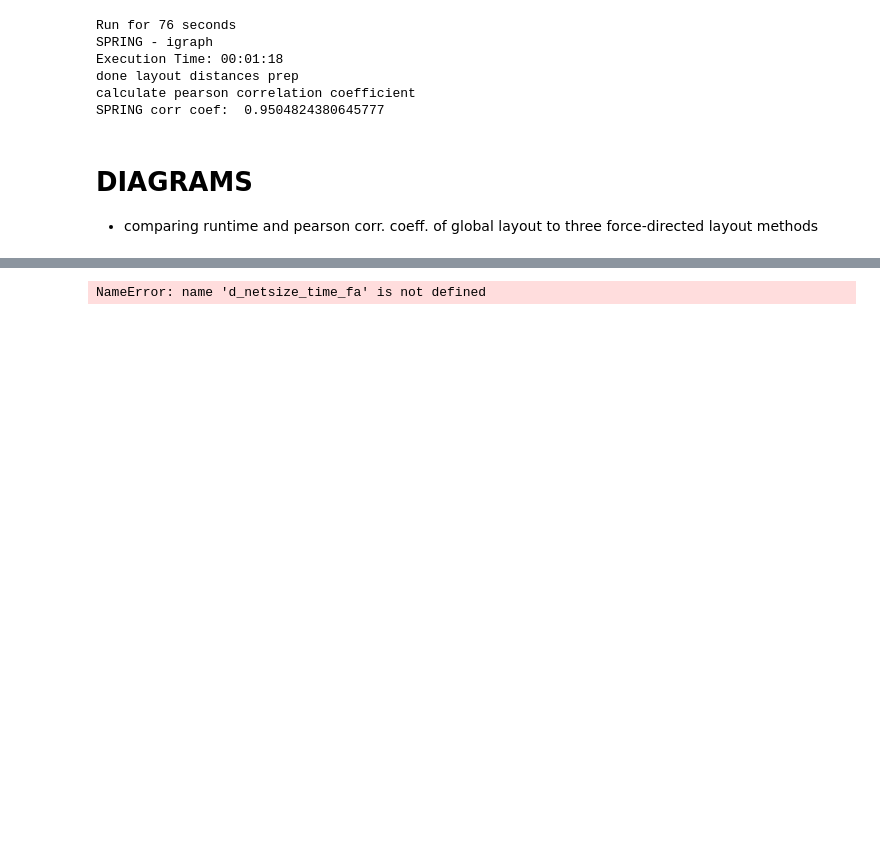
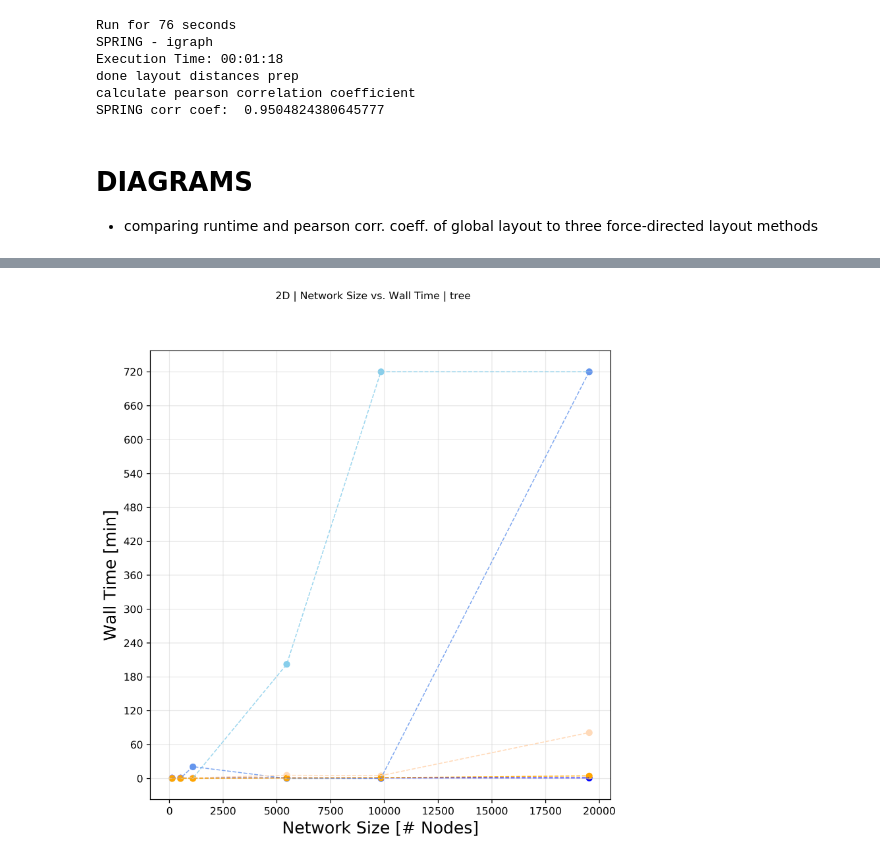
Before and after one commit to menchelab/CartoGRAPHs, a Jupyter notebook: benchmark/benchmarks_UPSCALED-2DTREE.ipynb, the cells around one changed output, grey strips where cells are left out. Drawn from its saved outputs; the diff is of its cells as text; code cells hidden in the pictures; blank space fills up the shorter version.

```diff
--- a/benchmark/benchmarks_UPSCALED-2DTREE.ipynb
+++ b/benchmark/benchmarks_UPSCALED-2DTREE.ipynb
@@ -1348,8 +1349,8 @@ d_netsize_time_fa = {
                         121: 3,
                         511: 5,
                         1093: 1248, #20min 48s
-                        5461:
-                        9841:
+                        5461: 0, #UNFINISHED
+                        9841: 0, #UNFINISHED
                         19531: 43200 # cutoff
                            }
 # %% [markdown]
@@ -1743,48 +1766,28 @@ fig.savefig('../output_plots/benchmark/upscaledNEW_2D_CorrNetsize_'+organism+'_i
 # %%
-########################################
-#
-# Network size vs. time
-# with same correlation factor
-#
-########################################
-
-labelsize = 16
-
-xaxis_corr_coef = list(d_netsize_corr_global.keys())
-
-x_fa = xaxis_corr_coef
-y_fa = [(i/60) for i in d_netsize_time_fa.values()]# list(d_netsize_time_spring.values())
-
-x_nx = xaxis_corr_coef
-y_nx = [(i/60) for i in d_netsize_time_nx.values()]# list(d_netsize_time_spring.values())
-
-x_gt = xaxis_corr_coef
-y_gt = [(i/60) for i in d_netsize_time_gt.values()]# list(d_netsize_time_spring.values())
-
-x_layout = list(d_netsize_time.keys())
-y_layout = [(i/60) for i in d_netsize_time_global.values()]# list(d_netsize_time_spring.values())
-
 fig = plt.figure(figsize=(8,8), dpi=300)
 
 plt.xlabel("Network Size [# Nodes]", fontsize=labelsize)
 plt.yticks([0,60,120,180,240,300,360,420,480,540,600,660,720])
 plt.ylabel("Wall Time [min]", fontsize=labelsize)
 
+plt.plot(x_nx,y_nx, '--', c = 'skyblue', alpha = 0.8, linewidth=1)
+plt.scatter(x_nx,y_nx, c = 'skyblue', s = 30, alpha = 1.0)
+
 plt.plot(x_fa,y_fa, '--', c = 'cornflowerblue', alpha = 0.8, linewidth=1)
 plt.scatter(x_fa,y_fa, c = 'cornflowerblue', s = 30, alpha = 1.0)
 
-plt.plot(x_nx,y_nx, '--', c = 'mediumblue', alpha = 0.8, linewidth=1)
-plt.scatter(x_nx,y_nx, c = 'mediumblue', s = 30, alpha = 1.0)
+plt.plot(x_ig,y_ig, '--', c = 'blue', alpha = 0.8, linewidth=1)
+plt.scatter(x_ig,y_ig, c = 'blue', s = 30, alpha = 1.0)
 
-plt.plot(x_gt,y_gt, '--', c = 'mediumblue', alpha = 0.8, linewidth=1)
-plt.scatter(x_gt,y_gt, c = 'mediumblue', s = 30, alpha = 1.0)
+plt.plot(x_nodevec,y_nodevec, '--', c = 'peachpuff', alpha =1.0, linewidth=1) #,label='cartographs')
+plt.scatter(x_nodevec,y_nodevec, c = 'peachpuff', s = 30, alpha = 1.0)
 
 plt.plot(x_layout,y_layout, '--', c = 'orange', alpha = 0.8, linewidth=1)
 plt.scatter(x_layout,y_layout, c = 'orange', s = 30, alpha = 1.0)
 
 plt.grid(True, c='lightgrey', alpha=0.5)
 plt.suptitle('2D | Network Size vs. Wall Time | '+organism, fontsize=10)
 
-fig.savefig('../../output_plots/benchmark/upscaledNEW_2D_TimeNetsize_'+organism+'_ig_nx_fa.png')
+fig.savefig('../output_plots/benchmark/upscaledNEW_2D_TimeNetsize_'+organism+'_ig_nx_fa.png')
 # %% [output]
-NameError: name 'd_netsize_time_fa' is not defined
+[figure, added]
```
Also changed, not shown: parts of 5 cells of this notebook, 2 other files.
